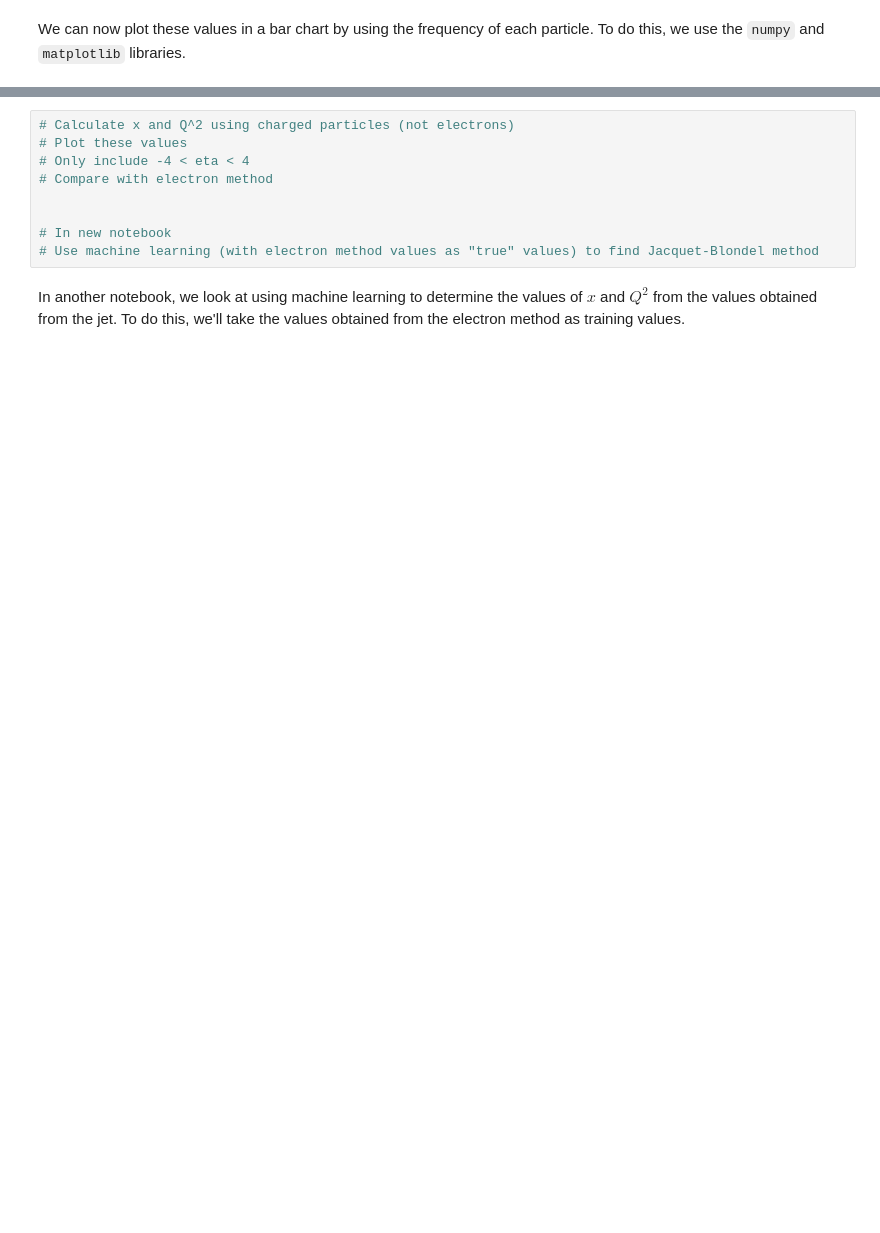
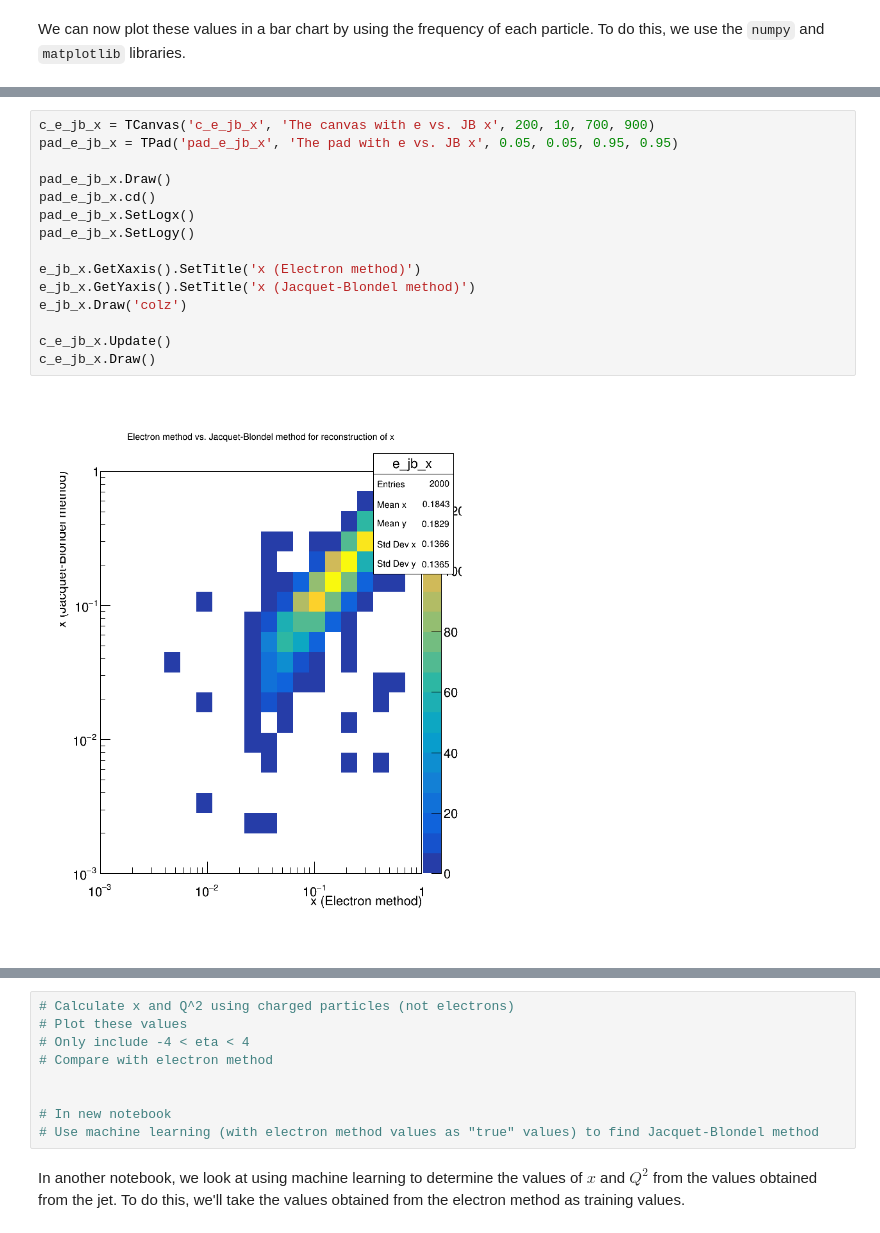
Before and after one commit to ShreyasMuthusamy/mentorship-project, a Jupyter notebook: ntuple/particles.ipynb, the cells around one changed output, grey strips where cells are left out. Cells and saved outputs as stored; diff of their text form; blank space fills up the shorter version.

```diff
--- a/ntuple/particles.ipynb
+++ b/ntuple/particles.ipynb
@@ -521,0 +506,17 @@ Warning in <TCanvas::Constructor>: Deleting canvas with same name: c_jb_Q2
+# %%
+c_e_jb_x = TCanvas('c_e_jb_x', 'The canvas with e vs. JB x', 200, 10, 700, 900)
+pad_e_jb_x = TPad('pad_e_jb_x', 'The pad with e vs. JB x', 0.05, 0.05, 0.95, 0.95)
+
+pad_e_jb_x.Draw()
+pad_e_jb_x.cd()
+pad_e_jb_x.SetLogx()
+pad_e_jb_x.SetLogy()
+
+e_jb_x.GetXaxis().SetTitle('x (Electron method)')
+e_jb_x.GetYaxis().SetTitle('x (Jacquet-Blondel method)')
+e_jb_x.Draw('colz')
+
+c_e_jb_x.Update()
+c_e_jb_x.Draw()
+# %% [output]
+[figure, added]
```
Also changed, not shown: parts of 25 cells of this notebook, 40 other files.
